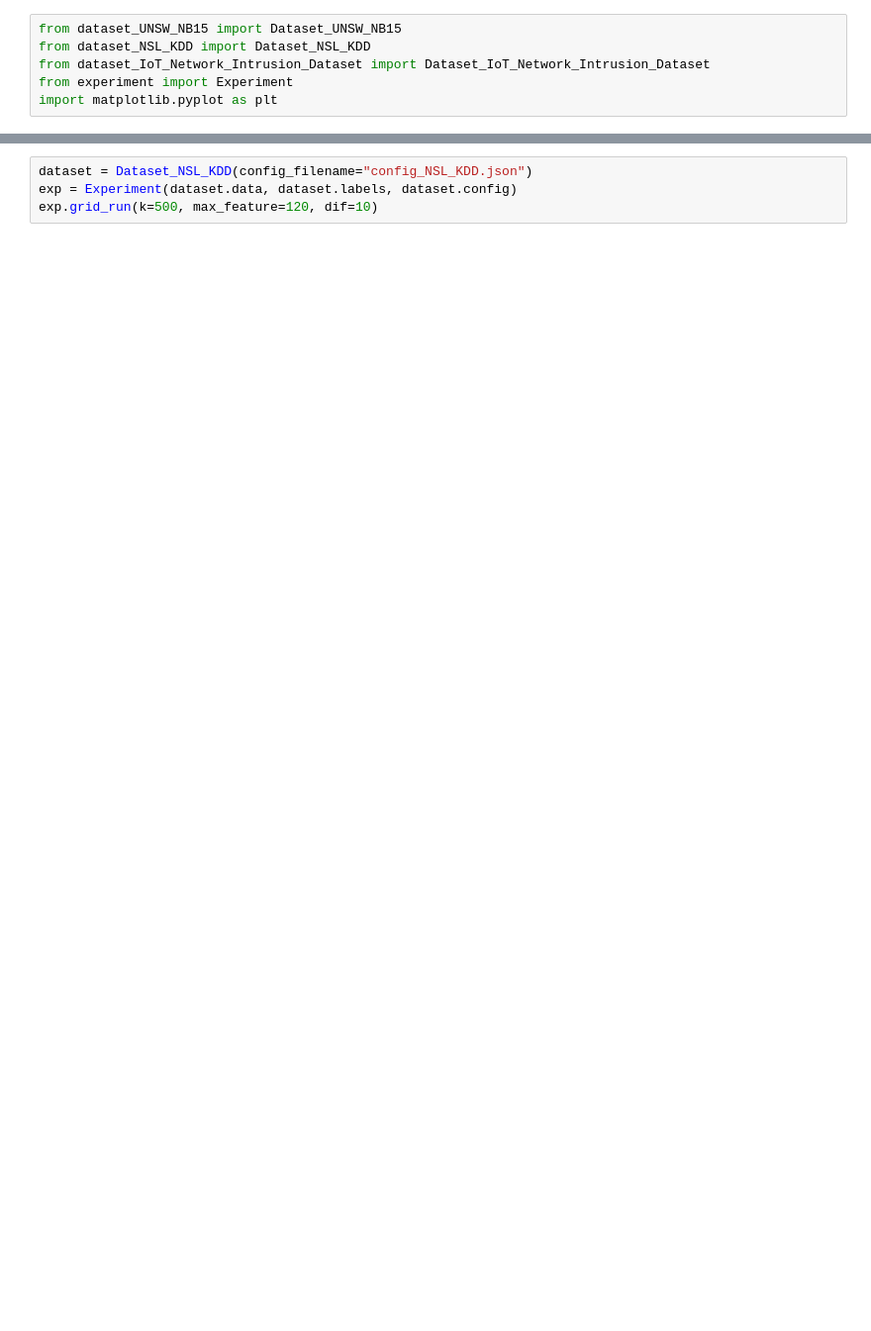
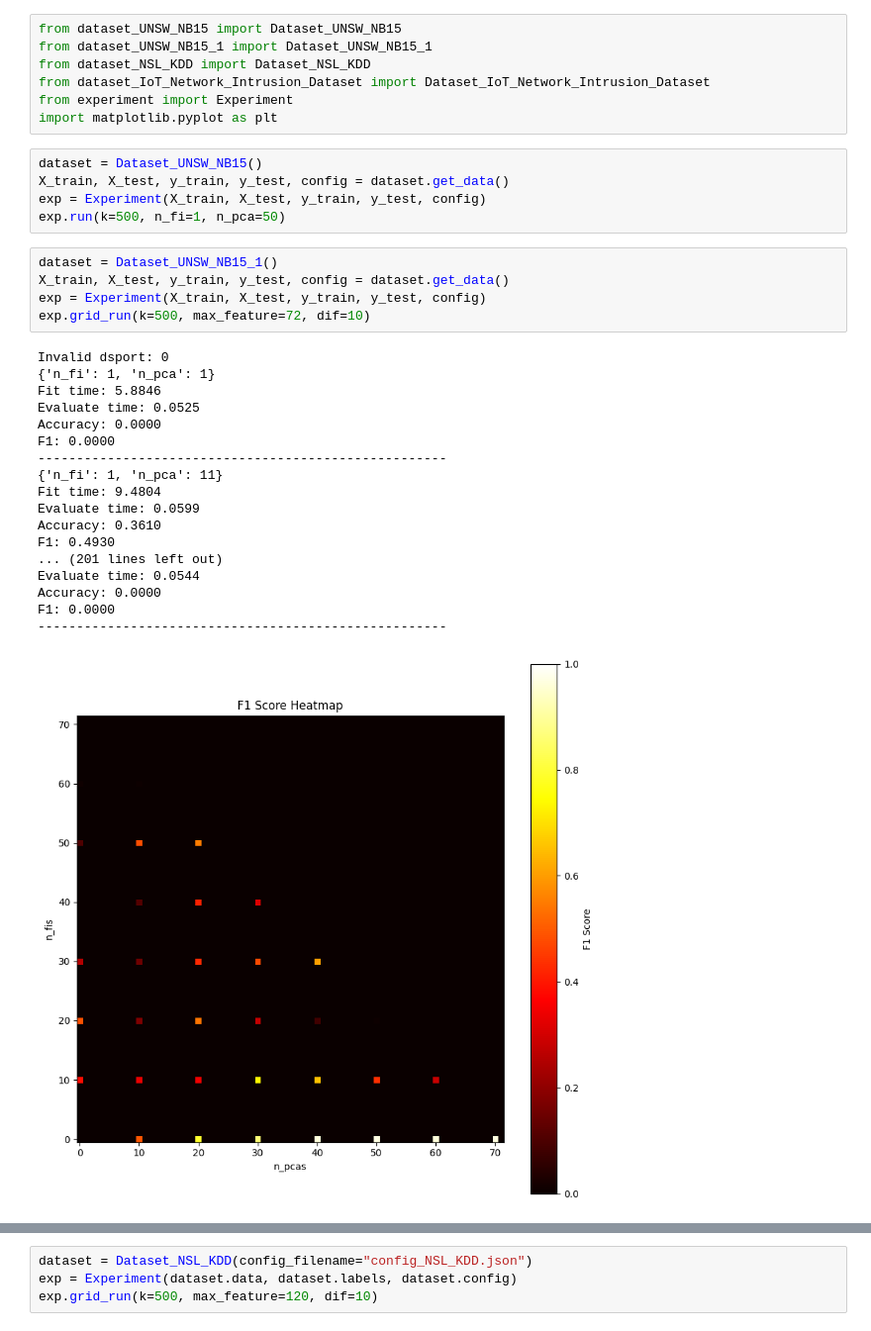
Before and after one commit to Sugata10723/IDS_IoT, a Jupyter notebook: main.ipynb, the cells around one changed output, grey strips where cells are left out. Shown at 99% size. Drawn from its saved outputs; the diff is of its cells as text; blank space fills up the shorter version.

```diff
--- a/main.ipynb
+++ b/main.ipynb
@@ -1,6 +1,36 @@
 # %%
 from dataset_UNSW_NB15 import Dataset_UNSW_NB15
+from dataset_UNSW_NB15_1 import Dataset_UNSW_NB15_1
 from dataset_NSL_KDD import Dataset_NSL_KDD
 from dataset_IoT_Network_Intrusion_Dataset import Dataset_IoT_Network_Intrusion_Dataset
 from experiment import Experiment
 import matplotlib.pyplot as plt
+# %%
+dataset = Dataset_UNSW_NB15()
+X_train, X_test, y_train, y_test, config = dataset.get_data()
+exp = Experiment(X_train, X_test, y_train, y_test, config)
+exp.run(k=500, n_fi=1, n_pca=50)
+# %%
+dataset = Dataset_UNSW_NB15_1()
+X_train, X_test, y_train, y_test, config = dataset.get_data()
+exp = Experiment(X_train, X_test, y_train, y_test, config)
+exp.grid_run(k=500, max_feature=72, dif=10)
+# %% [output]
+Invalid dsport: 0
+{'n_fi': 1, 'n_pca': 1}
+Fit time: 5.8846
+Evaluate time: 0.0525
+Accuracy: 0.0000
+F1: 0.0000
+-----------------------------------------------------
+{'n_fi': 1, 'n_pca': 11}
+Fit time: 9.4804
+Evaluate time: 0.0599
+Accuracy: 0.3610
+F1: 0.4930
+... (201 lines left out)
+Evaluate time: 0.0544
+Accuracy: 0.0000
+F1: 0.0000
+-----------------------------------------------------
+[figure, added]
```
Also changed, not shown: parts of 3 cells of this notebook, 7 other files.
